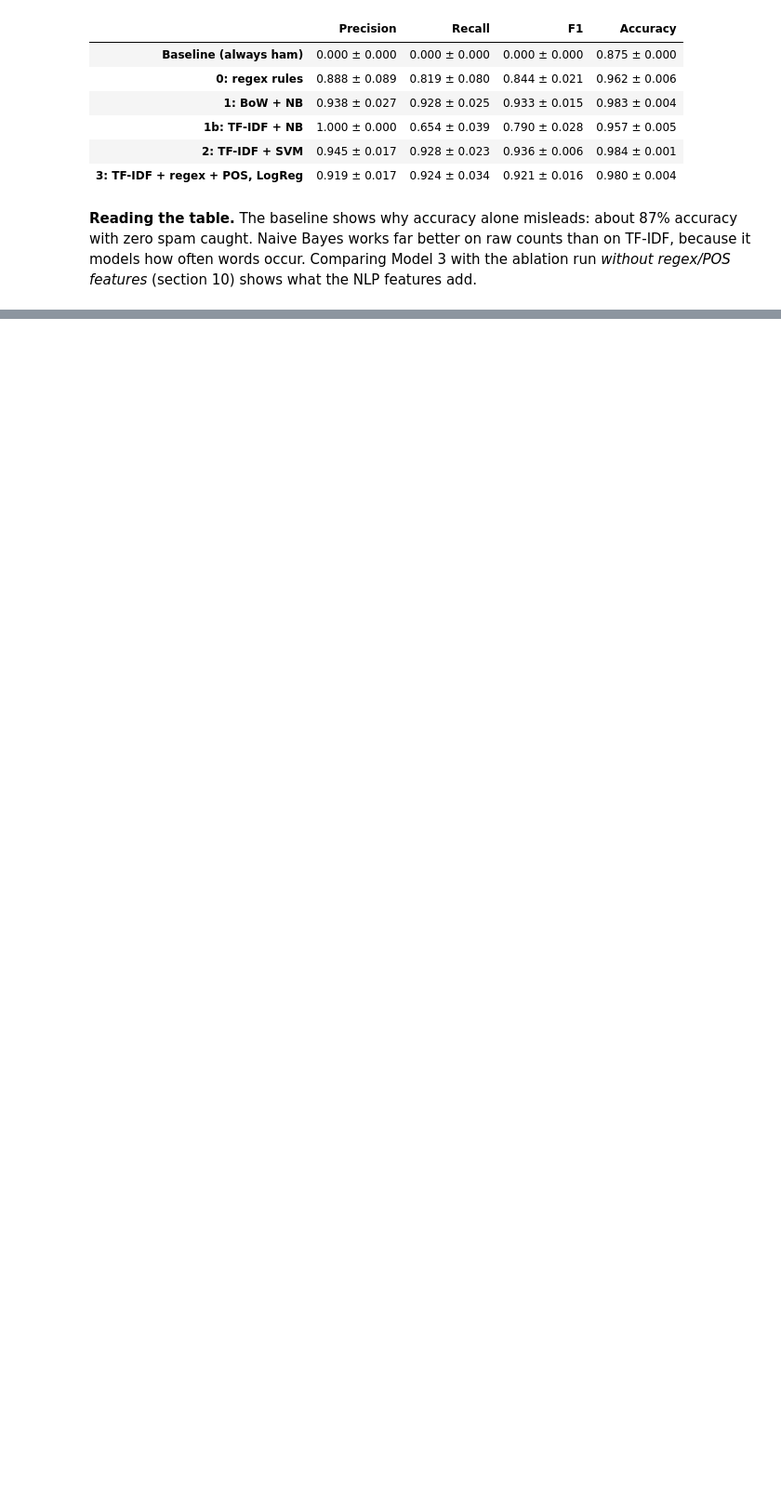
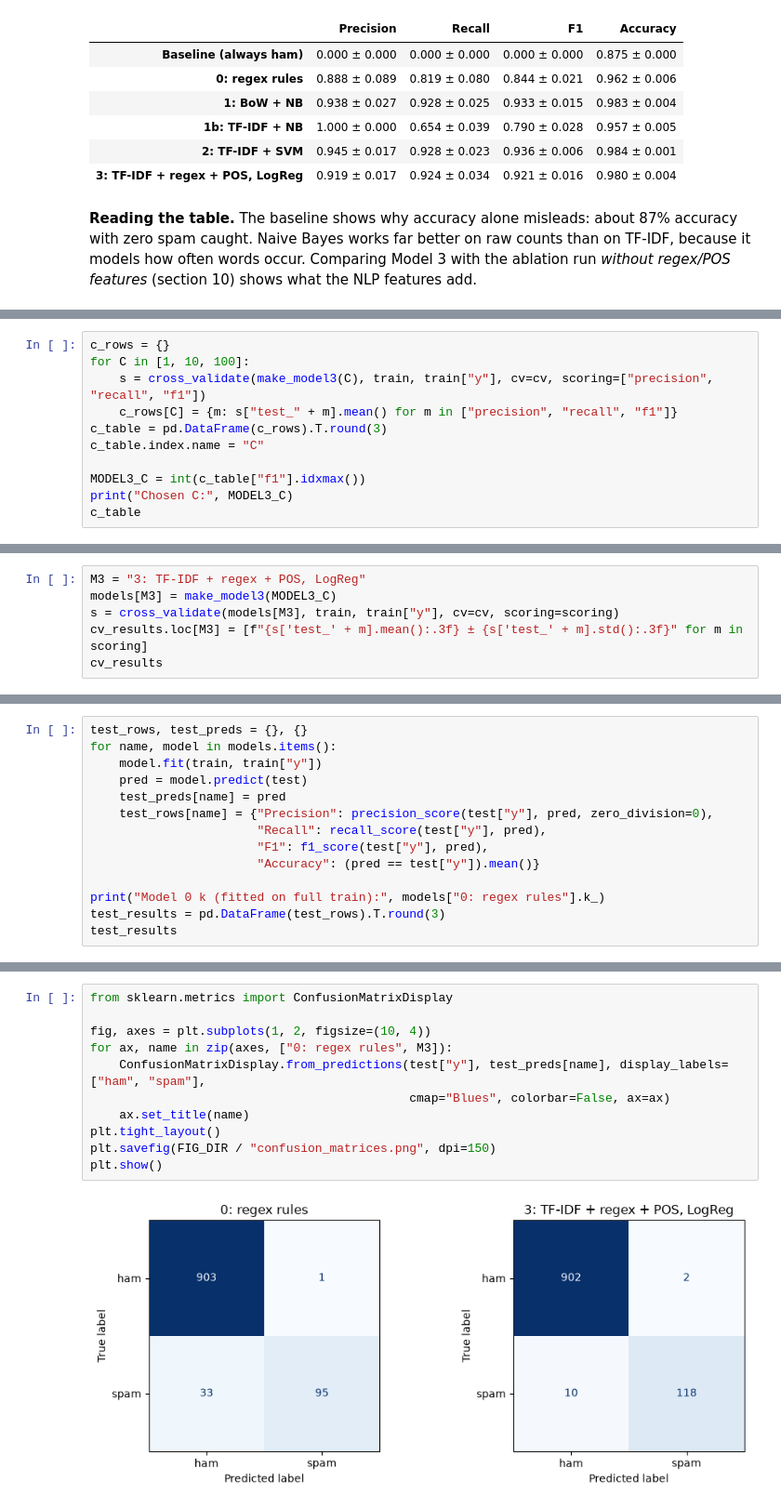
Before and after one commit to imadmurr/sms-spam-detector, a Jupyter notebook: sms_spam_detector.ipynb, the cells around one changed output, grey strips where cells are left out. Shown at 93% size. Saved outputs shown, nothing was run; the diff lists cells and outputs as text; blank space fills up the shorter version.

Commit message:
Add C tuning, ablation, test evaluation and saved Model 3 (FR-13, FR-14)

```diff
--- a/sms_spam_detector.ipynb
+++ b/sms_spam_detector.ipynb
@@ -544,0 +550,11 @@ cv_results
+# %%
+c_rows = {}
+for C in [1, 10, 100]:
+    s = cross_validate(make_model3(C), train, train["y"], cv=cv, scoring=["precision", "recall", "f1"])
+    c_rows[C] = {m: s["test_" + m].mean() for m in ["precision", "recall", "f1"]}
+c_table = pd.DataFrame(c_rows).T.round(3)
+c_table.index.name = "C"
+
+MODEL3_C = int(c_table["f1"].idxmax())
+print("Chosen C:", MODEL3_C)
+c_table
@@ -544,0 +570,6 @@ cv_results
+# %%
+M3 = "3: TF-IDF + regex + POS, LogReg"
+models[M3] = make_model3(MODEL3_C)
+s = cross_validate(models[M3], train, train["y"], cv=cv, scoring=scoring)
+cv_results.loc[M3] = [f"{s['test_' + m].mean():.3f} ± {s['test_' + m].std():.3f}" for m in scoring]
+cv_results
@@ -544,0 +629,14 @@ cv_results
+# %%
+test_rows, test_preds = {}, {}
+for name, model in models.items():
+    model.fit(train, train["y"])
+    pred = model.predict(test)
+    test_preds[name] = pred
+    test_rows[name] = {"Precision": precision_score(test["y"], pred, zero_division=0),
+                       "Recall": recall_score(test["y"], pred),
+                       "F1": f1_score(test["y"], pred),
+                       "Accuracy": (pred == test["y"]).mean()}
+
+print("Model 0 k (fitted on full train):", models["0: regex rules"].k_)
+test_results = pd.DataFrame(test_rows).T.round(3)
+test_results
@@ -544,0 +654,13 @@ cv_results
+# %%
+from sklearn.metrics import ConfusionMatrixDisplay
+
+fig, axes = plt.subplots(1, 2, figsize=(10, 4))
+for ax, name in zip(axes, ["0: regex rules", M3]):
+    ConfusionMatrixDisplay.from_predictions(test["y"], test_preds[name], display_labels=["ham", "spam"],
+                                            cmap="Blues", colorbar=False, ax=ax)
+    ax.set_title(name)
+plt.tight_layout()
+plt.savefig(FIG_DIR / "confusion_matrices.png", dpi=150)
+plt.show()
+# %% [output]
+[figure, added]
```
Also changed, not shown: parts of 15 cells of this notebook, 3 other files.
